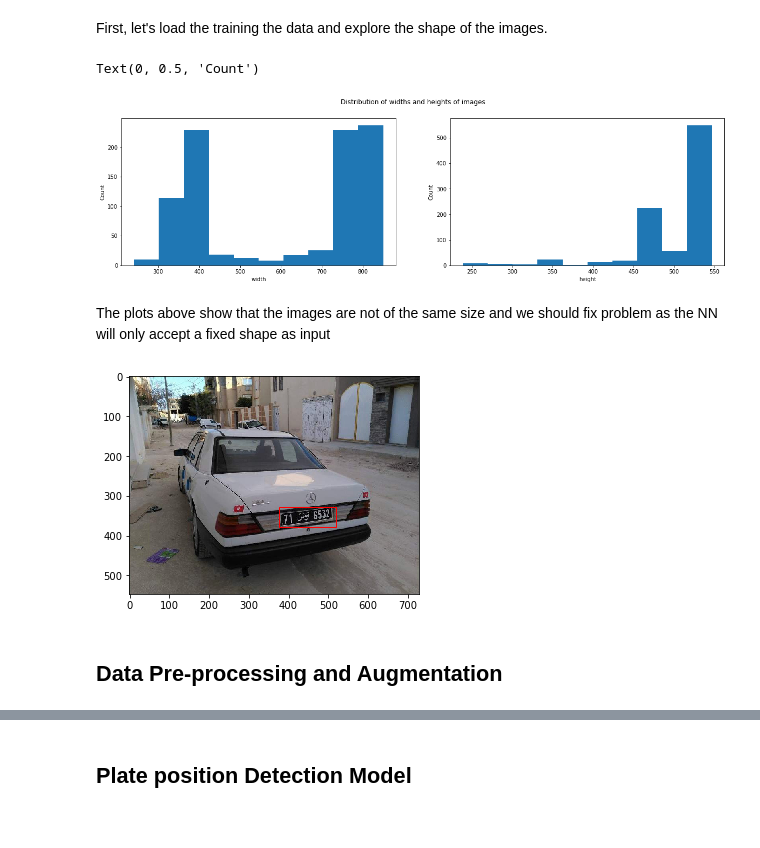
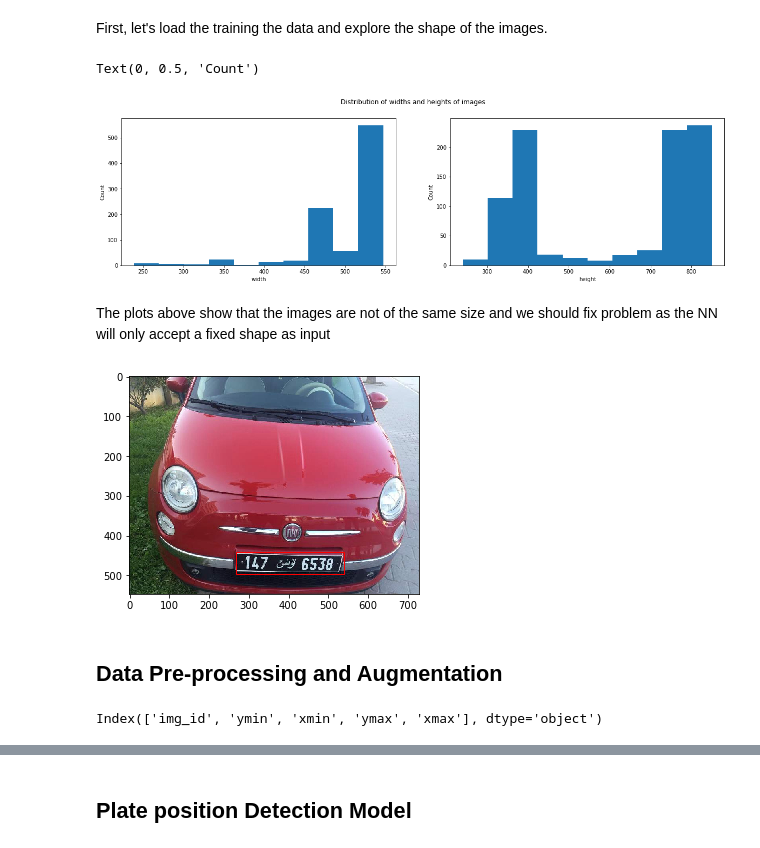
Before and after one commit to ML-Academy-team/License-Plate-Detection, a Jupyter notebook: License-Plate-Detection.ipynb, the cells around one changed output, grey strips where cells are left out. Cells and saved outputs as stored; diff of their text form; code cells hidden in the pictures.

```diff
--- a/License-Plate-Detection.ipynb
+++ b/License-Plate-Detection.ipynb
@@ -41,10 +41,10 @@ def load_data(path):
         'height':[]
     }
     for image in df_target['img_id']:
-        images.append(Image.open(f'{path}/train/{image}'))
+        images.append(np.array(Image.open(f'{path}/train/{image}')))
         # Getting information about the images shape
-        images_metadata['height'].append(images[-1].size[1])
-        images_metadata['width'].append(images[-1].size[0])
+        images_metadata['height'].append(images[-1].shape[1])
+        images_metadata['width'].append(images[-1].shape[0])
 
     return images, df_target, images_metadata
 
@@ -60,41 +60,43 @@ axs[1].set_xlabel('height')
 axs[1].set_ylabel('Count')
 # %% [output]
 Text(0, 0.5, 'Count')
-[figure, old version]
+[figure, new version]
 # %% [markdown]
 The plots above show that the images are not of the same size and we should fix problem as the NN will only accept a fixed shape as input
 # %%
 def plot_image(image, x_min, y_min, x_max, y_max):
     """
     Plots the image of the car with a bounding box around the licence plate
 
     :image: the image of the car
     :x_min : the minimum x position of the box
     :y_min : the minimum y position of the box
     :x_max : the maximum x position of the box
     :y_max : the maximum y position of the box
     """
     # Create figure and axes
     fig, ax = plt.subplots()
     # Display the image
     ax.imshow(image)
     # Create a Rectangle patch
     rect = patches.Rectangle((x_min, y_min), x_max-x_min, y_max-y_min, linewidth=1, edgecolor='r', facecolor='none')
     # Add the patch to the Axes
     ax.add_patch(rect)
     plt.show()
 
 
 def plot_random_image(images, targets, index=None):
+    """
+    Plots a random image (or the image at the position index)
+    """
     if index is None:
         index = random.randint(0, len(images))
     y_min, x_min, y_max, x_max = targets.iloc[index][['ymin', 'xmin', 'ymax', 'xmax' ]]
     plot_image(images[index], x_min, y_min, x_max, y_max)
 
 
-
 plot_random_image(images, targets)
 # %% [output]
-[figure, old version]
+[figure, new version]
 # %% [markdown]
 ## Data Pre-processing and Augmentation
@@ -102,0 +136,4 @@ plot_random_image(images, targets)
+# %%
+targets.columns
+# %% [output]
+Index(['img_id', 'ymin', 'xmin', 'ymax', 'xmax'], dtype='object')
```
Also changed, not shown: parts of 4 cells of this notebook.
